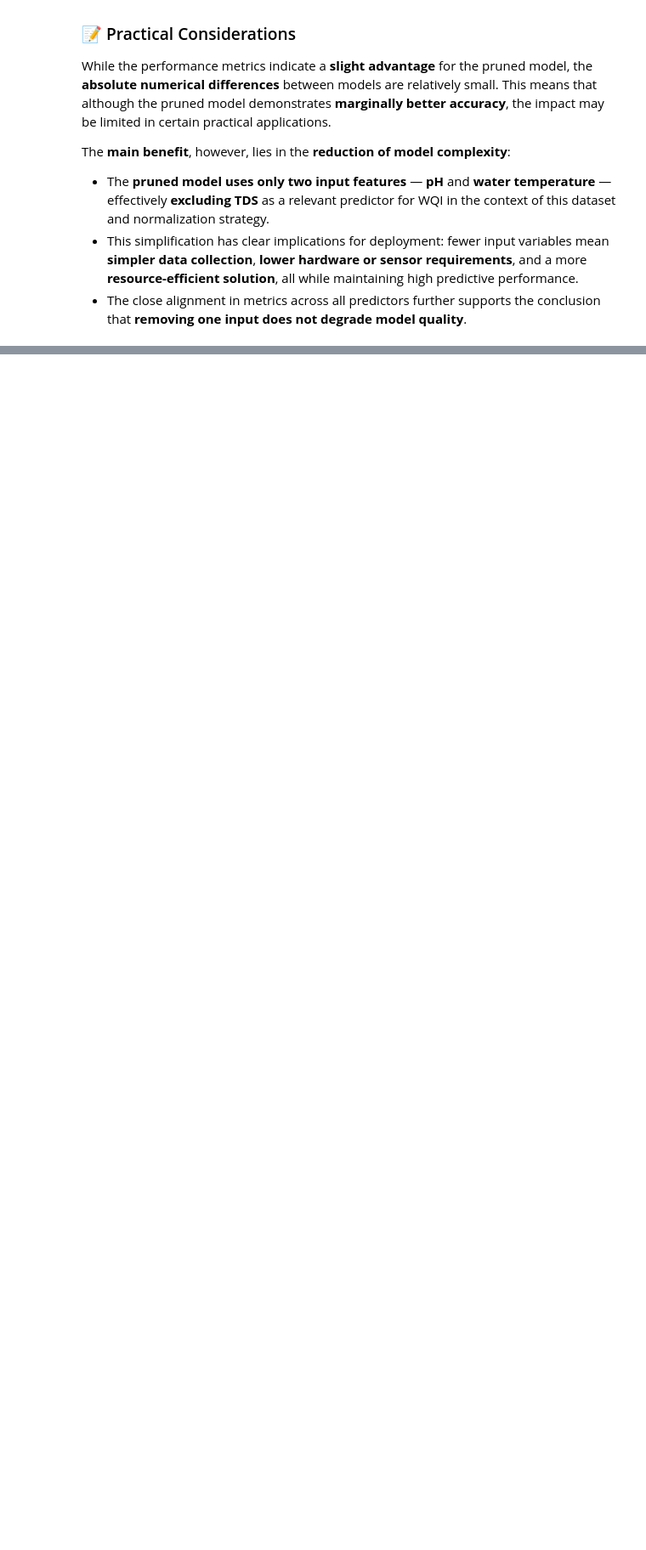
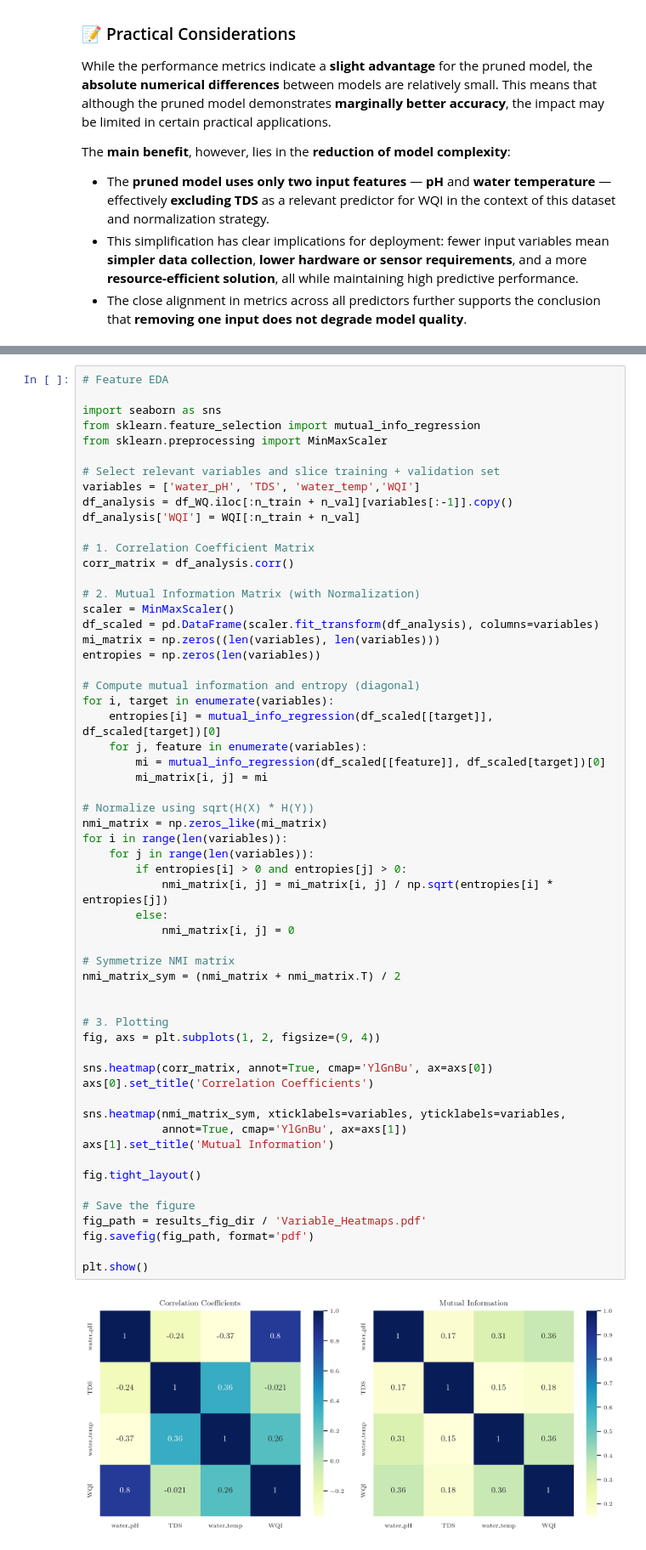
Before and after one commit to igendriz/KAN-WQI-Analysis, a Jupyter notebook: notebooks/Train_Evaluate_Models.ipynb, the cells around one changed output, grey strips where cells are left out. Shown at 85% size. Drawn from its saved outputs; the diff is of its cells as text; blank space fills up the shorter version.

```diff
--- a/notebooks/Train_Evaluate_Models.ipynb
+++ b/notebooks/Train_Evaluate_Models.ipynb
@@ -567,3 +588,63 @@ The **main benefit**, however, lies in the **reduction of model complexity**:
+# %%
+# Feature EDA
+
+import seaborn as sns
+from sklearn.feature_selection import mutual_info_regression
+from sklearn.preprocessing import MinMaxScaler
+
+# Select relevant variables and slice training + validation set
+variables = ['water_pH', 'TDS', 'water_temp','WQI']
+df_analysis = df_WQ.iloc[:n_train + n_val][variables[:-1]].copy()
+df_analysis['WQI'] = WQI[:n_train + n_val]
+
+# 1. Correlation Coefficient Matrix
+corr_matrix = df_analysis.corr()
+
+# 2. Mutual Information Matrix (with Normalization)
+scaler = MinMaxScaler()
+df_scaled = pd.DataFrame(scaler.fit_transform(df_analysis), columns=variables)
+mi_matrix = np.zeros((len(variables), len(variables)))
+entropies = np.zeros(len(variables))
+
+# Compute mutual information and entropy (diagonal)
+for i, target in enumerate(variables):
+    entropies[i] = mutual_info_regression(df_scaled[[target]], df_scaled[target])[0]
+    for j, feature in enumerate(variables):
+        mi = mutual_info_regression(df_scaled[[feature]], df_scaled[target])[0]
+        mi_matrix[i, j] = mi
+
+# Normalize using sqrt(H(X) * H(Y))
+nmi_matrix = np.zeros_like(mi_matrix)
+for i in range(len(variables)):
+    for j in range(len(variables)):
+        if entropies[i] > 0 and entropies[j] > 0:
+            nmi_matrix[i, j] = mi_matrix[i, j] / np.sqrt(entropies[i] * entropies[j])
+        else:
+            nmi_matrix[i, j] = 0
+
+# Symmetrize NMI matrix
+nmi_matrix_sym = (nmi_matrix + nmi_matrix.T) / 2
+
+
+# 3. Plotting
+fig, axs = plt.subplots(1, 2, figsize=(9, 4))
+
+sns.heatmap(corr_matrix, annot=True, cmap='YlGnBu', ax=axs[0])
+axs[0].set_title('Correlation Coefficients')
+
+sns.heatmap(nmi_matrix_sym, xticklabels=variables, yticklabels=variables,
+            annot=True, cmap='YlGnBu', ax=axs[1])
+axs[1].set_title('Mutual Information')
+
+fig.tight_layout()
+
+# Save the figure
+fig_path = results_fig_dir / 'Variable_Heatmaps.pdf'
+fig.savefig(fig_path, format='pdf')
+
+plt.show()
+# %% [output]
+[figure, added]
 # %% [markdown]
 ### 📈 **Plotting Results for the Full Time Series**
 
```
Also changed, not shown: parts of 1 cell of this notebook, 1 other file.
